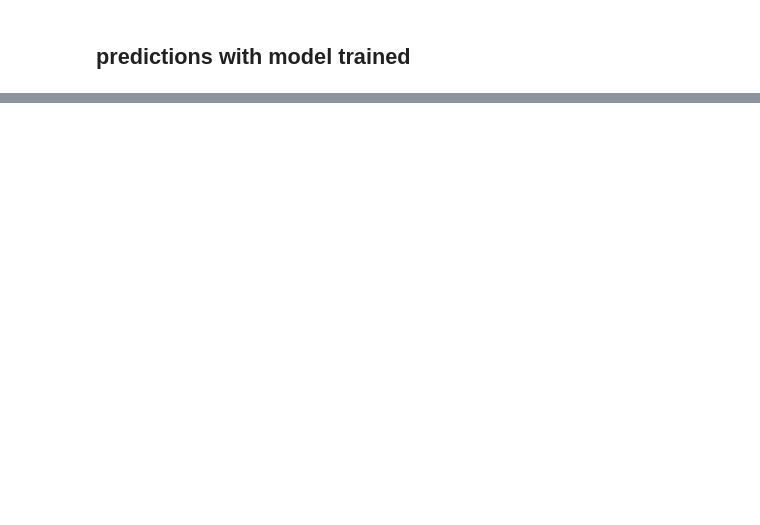
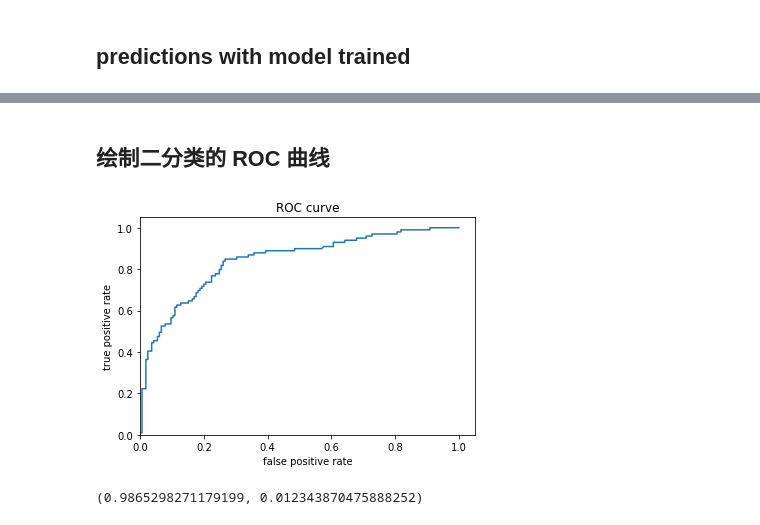
Before and after one commit to jiaqianjing/tf2.3-tutorials, a Jupyter notebook: estimator/linear.ipynb, the cells around one changed output, grey strips where cells are left out. Saved outputs shown, nothing was run; the diff lists cells and outputs as text; code cells hidden in the pictures; blank space fills up the shorter version.

```diff
--- a/estimator/linear.ipynb
+++ b/estimator/linear.ipynb
@@ -266,0 +195,22 @@ probs.plot(kind='hist', bins=20, title='predicted probabilities')
+# %% [markdown]
+## 绘制二分类的 ROC 曲线
+# %%
+# threshold: probs 的概率值，作为划分二分类属于正分类的依据
+# 根据不同 threshhold （由大到小）计算出一组 （TPR, FPR）点绘制 ROC 曲线
+# 理想目标：TPR=1，FPR=0，即图中(0,1)点，故 ROC 曲线越靠拢(0,1)点，越偏离45度对角线越好
+
+from sklearn.metrics import roc_curve
+fpr, tpr, threshold = roc_curve(y_eval, probs)
+plt.plot(fpr, tpr)
+plt.title('ROC curve')
+plt.xlabel('false positive rate')
+plt.ylabel('true positive rate')
+plt.xlim(0,)
+plt.ylim(0,)
+plt.show()
+# %% [output]
+[figure, added]
+# %%
+max(probs), min(probs)
+# %% [output]
+(0.9865298271179199, 0.012343870475888252)
```
Also changed, not shown: parts of 13 cells of this notebook, 3 other files.
